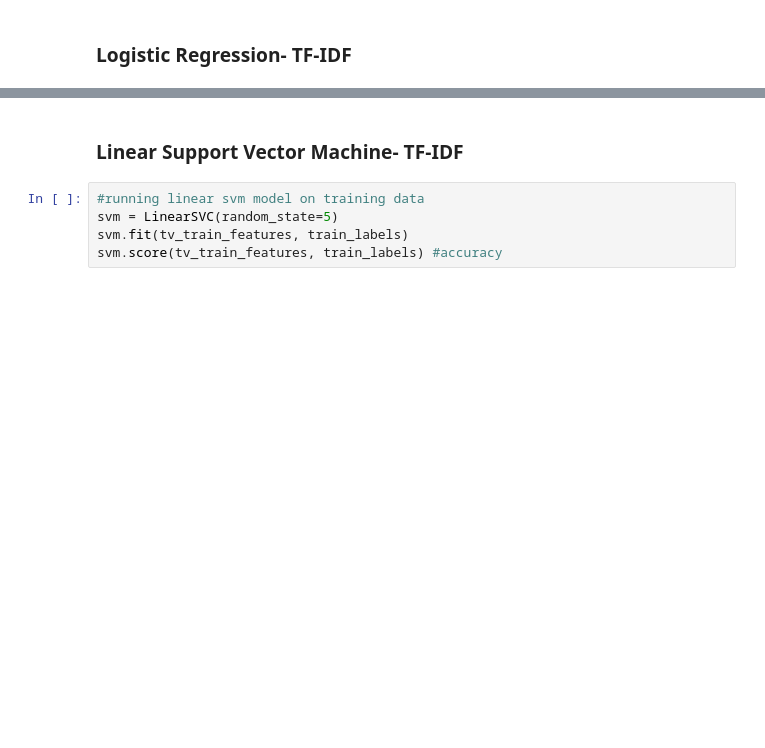
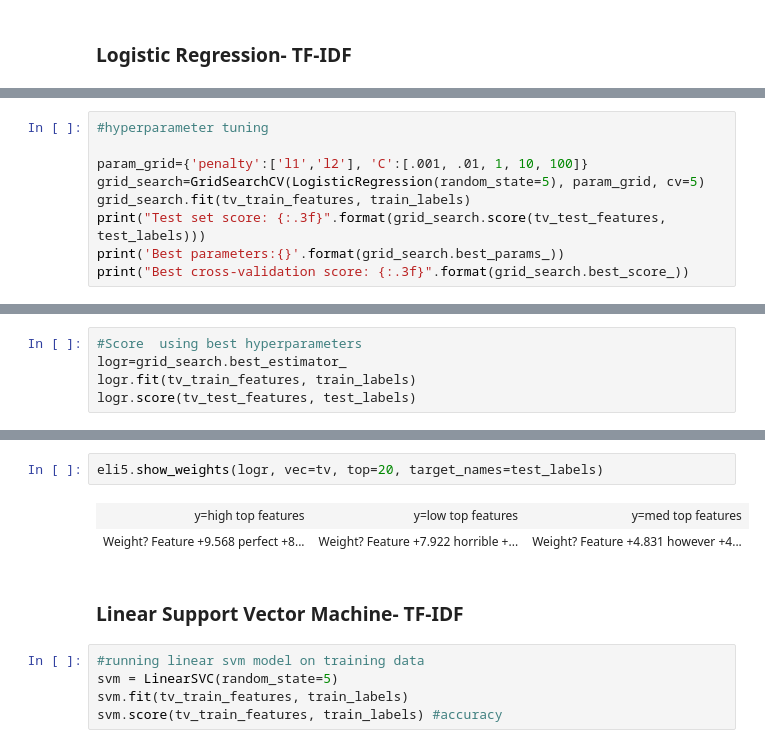
Before and after one commit to mamitch/Springboard_Capstone_Project_2, a Jupyter notebook: Capstone Project 2 Code.ipynb, the cells around one changed output, grey strips where cells are left out. Saved outputs shown, nothing was run; the diff lists cells and outputs as text; blank space fills up the shorter version.

```diff
--- a/Capstone Project 2 Code.ipynb
+++ b/Capstone Project 2 Code.ipynb
@@ -540,0 +720,9 @@ logr.score(tv_test_features, test_labels) #accuracy
+# %%
+#hyperparameter tuning
+
+param_grid={'penalty':['l1','l2'], 'C':[.001, .01, 1, 10, 100]}
+grid_search=GridSearchCV(LogisticRegression(random_state=5), param_grid, cv=5)
+grid_search.fit(tv_train_features, train_labels)
+print("Test set score: {:.3f}".format(grid_search.score(tv_test_features, test_labels)))
+print('Best parameters:{}'.format(grid_search.best_params_))
+print("Best cross-validation score: {:.3f}".format(grid_search.best_score_))
@@ -540,0 +733,5 @@ logr.score(tv_test_features, test_labels) #accuracy
+# %%
+#Score  using best hyperparameters
+logr=grid_search.best_estimator_
+logr.fit(tv_train_features, train_labels)
+logr.score(tv_test_features, test_labels)
@@ -550,3 +762,8 @@ print(classification_report(test_labels, predicted))
+# %%
+eli5.show_weights(logr, vec=tv, top=20, target_names=test_labels)
+# %% [output]
+| y=high top features | y=low top features | y=med top features |
+| Weight? Feature +9.568 perfect +8... | Weight? Feature +7.922 horrible +... | Weight? Feature +4.831 however +4... |
 # %% [markdown]
 ### Linear Support Vector Machine- TF-IDF
 # %%
```
Also changed, not shown: parts of 67 cells of this notebook, 1 other file.
